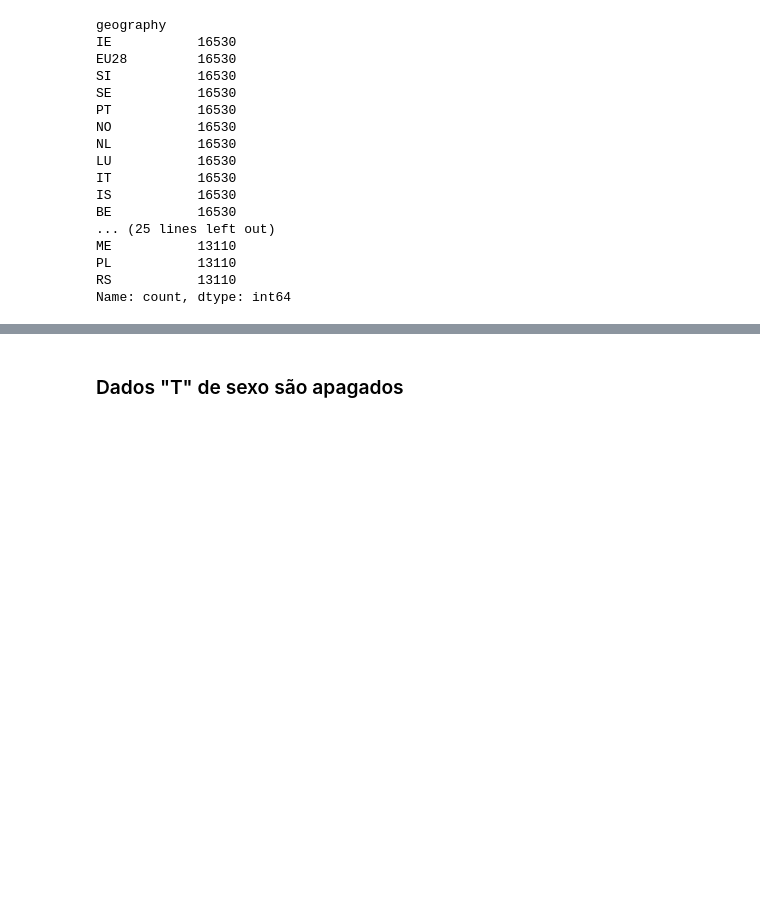
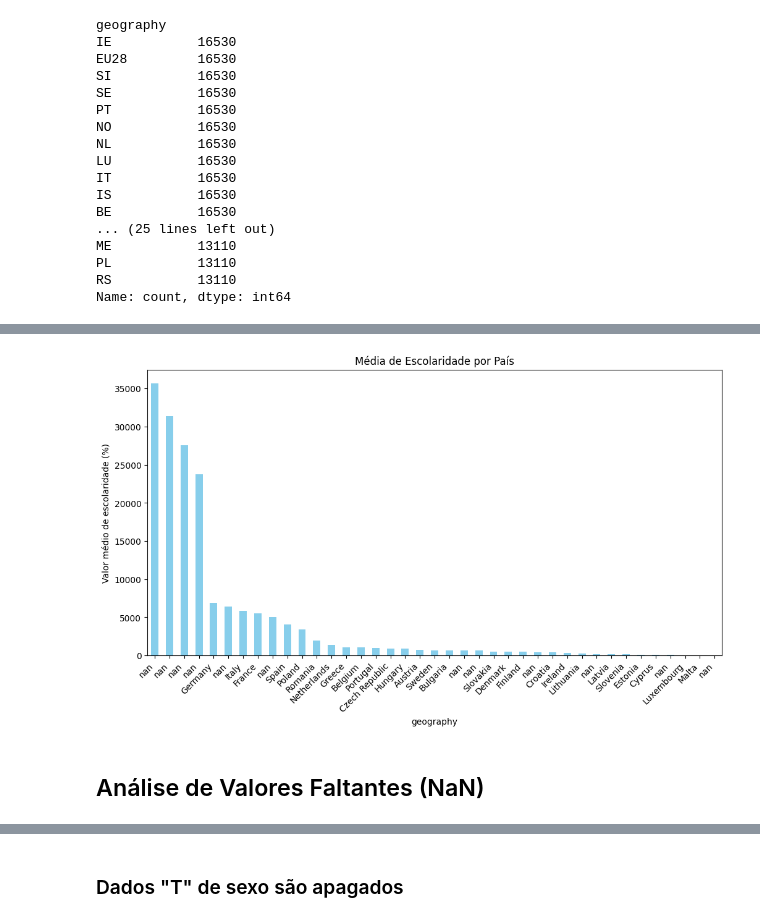
Before and after one commit to FelipeSteudel/Felipe_Steudel-CA1-ML_for_Business, a Jupyter notebook: Felipe Steudel - CA1 - Machine Learning for Business.ipynb, the cells around one changed output, grey strips where cells are left out. Cells and saved outputs as stored; diff of their text form; code cells hidden in the pictures; blank space fills up the shorter version.

```diff
--- a/Felipe Steudel - CA1 - Machine Learning for Business.ipynb
+++ b/Felipe Steudel - CA1 - Machine Learning for Business.ipynb
@@ -151,0 +198,49 @@ Name: count, dtype: int64
+# %%
+# Distribuição Geográfica
+
+# Dicionário de mapeamento de siglas para nomes completos (você pode ajustar conforme necessário)
+country_mapping = {
+    'AT': 'Austria',
+    'BE': 'Belgium',
+    'BG': 'Bulgaria',
+    'CY': 'Cyprus',
+    'CZ': 'Czech Republic',
+    'DE': 'Germany',
+    'DK': 'Denmark',
+    'EE': 'Estonia',
+    'EL': 'Greece',
+    'ES': 'Spain',
+    'FI': 'Finland',
+    'FR': 'France',
+    'HR': 'Croatia',
+    'HU': 'Hungary',
+    'IE': 'Ireland',
+    'IT': 'Italy',
+    'LT': 'Lithuania',
+    'LU': 'Luxembourg',
+    'LV': 'Latvia',
+    'MT': 'Malta',
+    'NL': 'Netherlands',
+    'PL': 'Poland',
+    'PT': 'Portugal',
+    'RO': 'Romania',
+    'SE': 'Sweden',
+    'SI': 'Slovenia',
+    'SK': 'Slovakia'
+}
+# %%
+# Calcular a média de escolaridade por país
+df_geo = df.groupby('geography')['value'].mean().sort_values(ascending=False)
+
+# Substituir siglas por nomes completos dos países
+df_geo.index = df_geo.index.map(country_mapping)
+
+# Plotar o gráfico de barras
+df_geo.plot(kind='bar', figsize=(12,6), color='skyblue', title='Média de Escolaridade por País')
+plt.ylabel('Valor médio de escolaridade (%)')
+plt.xticks(rotation=45, ha='right')
+plt.show()
+# %% [output]
+[figure, added]
+# %% [markdown]
+## Análise de Valores Faltantes (NaN)
```
Also changed, not shown: parts of 19 cells of this notebook.
